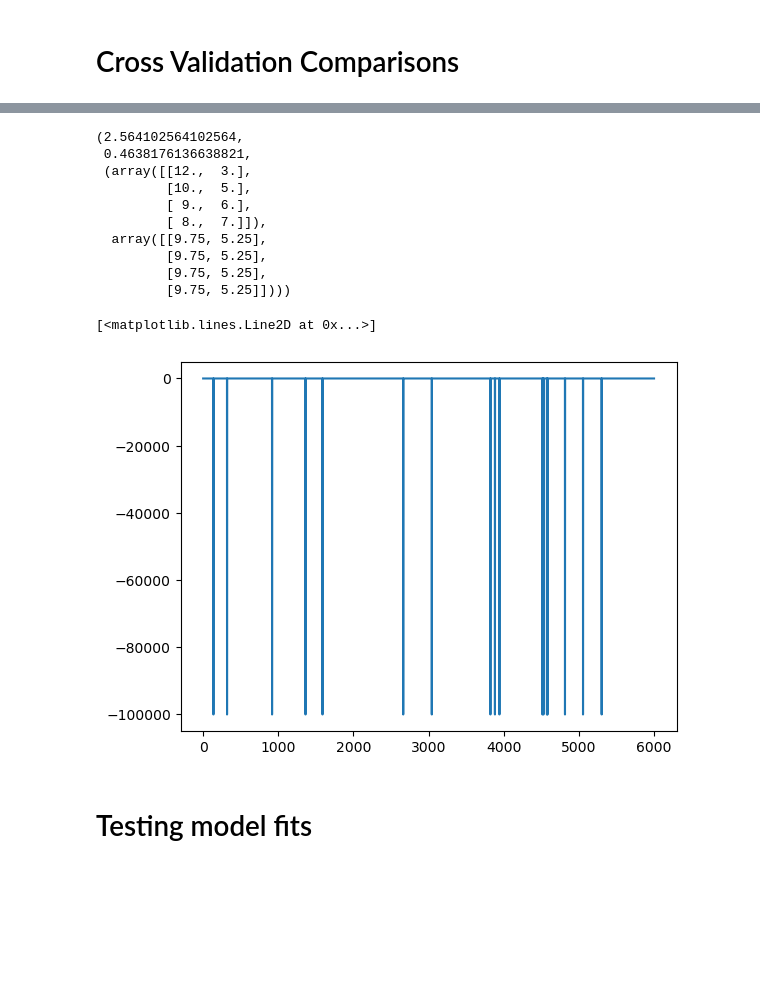
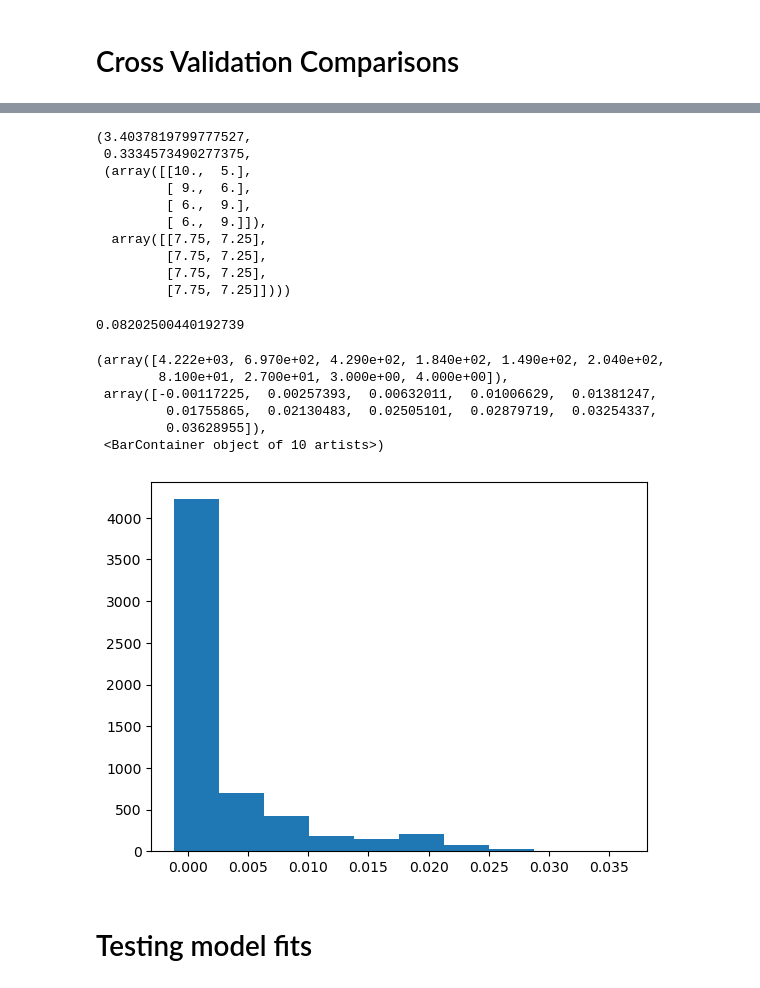
Before and after one commit to tejas-savalia/vma_behavioral, a Jupyter notebook: All experiments/experiment 1/model_comparisons.ipynb, the cells around one changed output, grey strips where cells are left out. Saved outputs shown, nothing was run; the diff lists cells and outputs as text; code cells hidden in the pictures; blank space fills up the shorter version.

```diff
--- a/All experiments/experiment 1/model_comparisons.ipynb
+++ b/All experiments/experiment 1/model_comparisons.ipynb
@@ -165,14 +165,14 @@ Sudden Speed        10
 Name: Condition, dtype: int64
 # %%
-proportion.proportions_chisquare([12, 10, 9, 8], [15, 15, 15, 15])
+proportion.proportions_chisquare([10, 9, 6, 6], [15, 15, 15, 15])
 # %% [output]
-(2.564102564102564,
- 0.4638176136638821,
- (array([[12.,  3.],
-         [10.,  5.],
+(3.4037819799777527,
+ 0.3334573490277375,
+ (array([[10.,  5.],
          [ 9.,  6.],
-         [ 8.,  7.]]),
-  array([[9.75, 5.25],
-         [9.75, 5.25],
-         [9.75, 5.25],
-         [9.75, 5.25]])))
+         [ 6.,  9.],
+         [ 6.,  9.]]),
+  array([[7.75, 7.25],
+         [7.75, 7.25],
+         [7.75, 7.25],
+         [7.75, 7.25]])))
@@ -179,8 +192,17 @@ proportion.proportions_chisquare([12, 10, 9, 8], [15, 15, 15, 15])
+# %%
+model_comp_pvals(15, np.array([4, 2, 1, 0]))
+# %% [output]
+0.08202500440192739
 # %%
-plt.plot(single_fits['gof'].values - dual_fits['gof'].values)
+plt.hist(single_fits['gof'].values - dual_fits['gof'].values)
 # %% [output]
-[<matplotlib.lines.Line2D at 0x...>]
+(array([4.222e+03, 6.970e+02, 4.290e+02, 1.840e+02, 1.490e+02, 2.040e+02,
+        8.100e+01, 2.700e+01, 3.000e+00, 4.000e+00]),
+ array([-0.00117225,  0.00257393,  0.00632011,  0.01006629,  0.01381247,
+         0.01755865,  0.02130483,  0.02505101,  0.02879719,  0.03254337,
+         0.03628955]),
+ <BarContainer object of 10 artists>)
-[figure, old version]
+[figure, new version]
 # %% [markdown]
 # Testing model fits
 # %%
```
Also changed, not shown: parts of 2 cells of this notebook, 2 other files.
